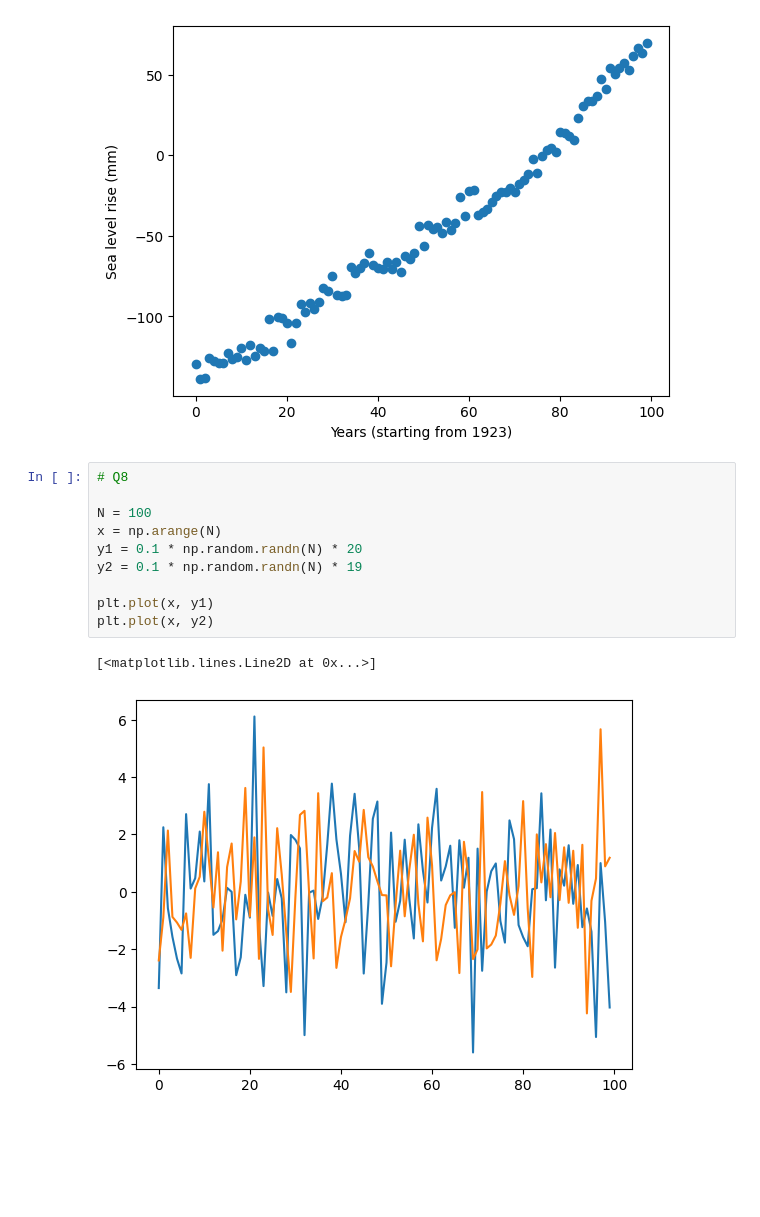
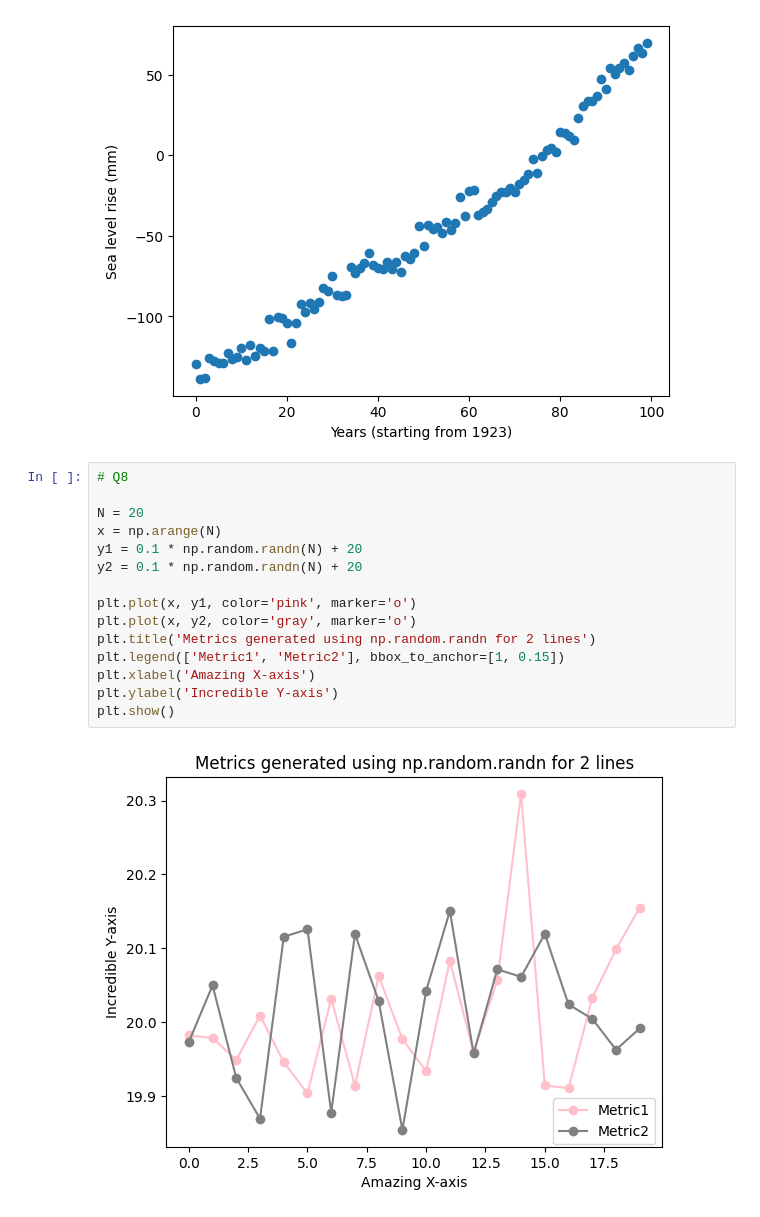
Before and after one commit to fasihh/paiFall24, a Jupyter notebook: Labs/09/K230018_09.ipynb, the cells around one changed output. Drawn from its saved outputs; the diff is of its cells as text; blank space fills up the shorter version.

```diff
--- a/Labs/09/K230018_09.ipynb
+++ b/Labs/09/K230018_09.ipynb
@@ -109,13 +109,17 @@ plt.show()
 # %%
 # Q8
 
-N = 100
+N = 20
 x = np.arange(N)
-y1 = 0.1 * np.random.randn(N) * 20
-y2 = 0.1 * np.random.randn(N) * 19
+y1 = 0.1 * np.random.randn(N) + 20
+y2 = 0.1 * np.random.randn(N) + 20
 
-plt.plot(x, y1)
-plt.plot(x, y2)
+plt.plot(x, y1, color='pink', marker='o')
+plt.plot(x, y2, color='gray', marker='o')
+plt.title('Metrics generated using np.random.randn for 2 lines')
+plt.legend(['Metric1', 'Metric2'], bbox_to_anchor=[1, 0.15])
+plt.xlabel('Amazing X-axis')
+plt.ylabel('Incredible Y-axis')
+plt.show()
 # %% [output]
-[<matplotlib.lines.Line2D at 0x...>]
-[figure, old version]
+[figure, new version]
```
Also changed, not shown: parts of 1 cell of this notebook.
